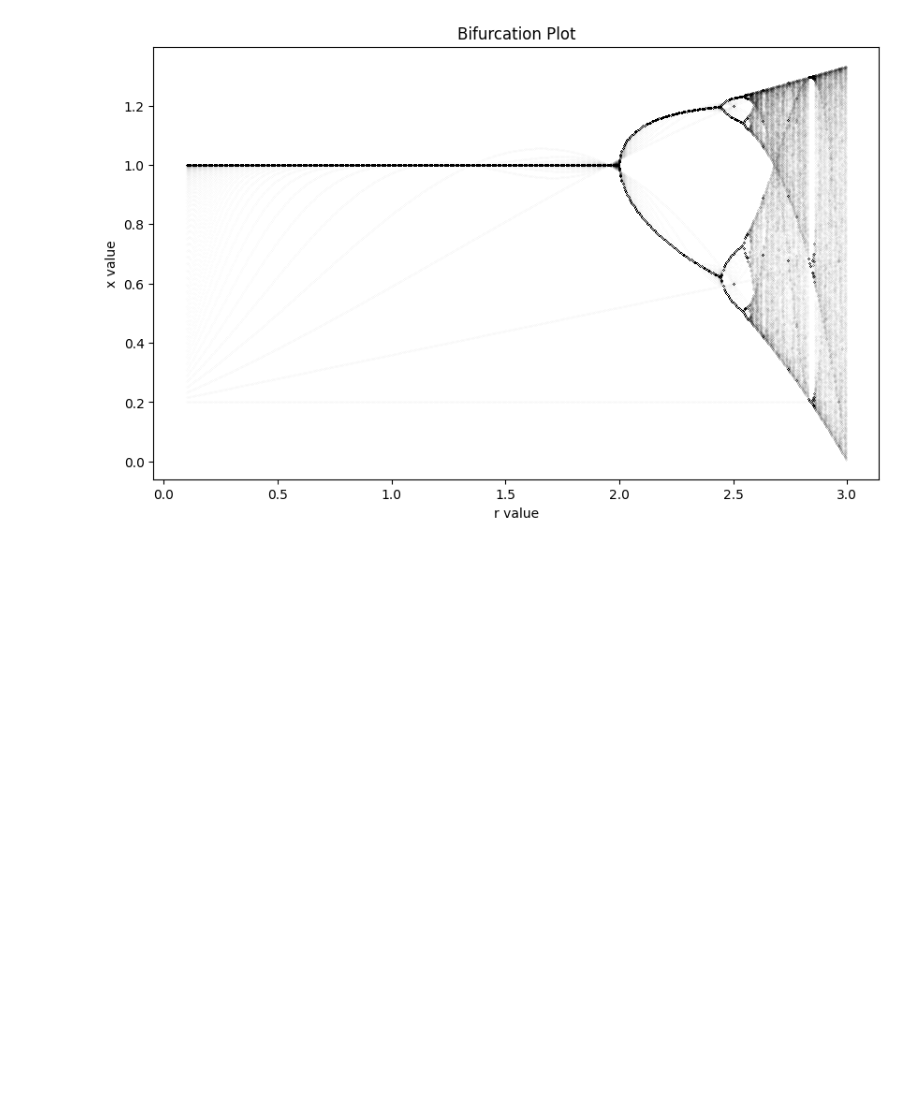
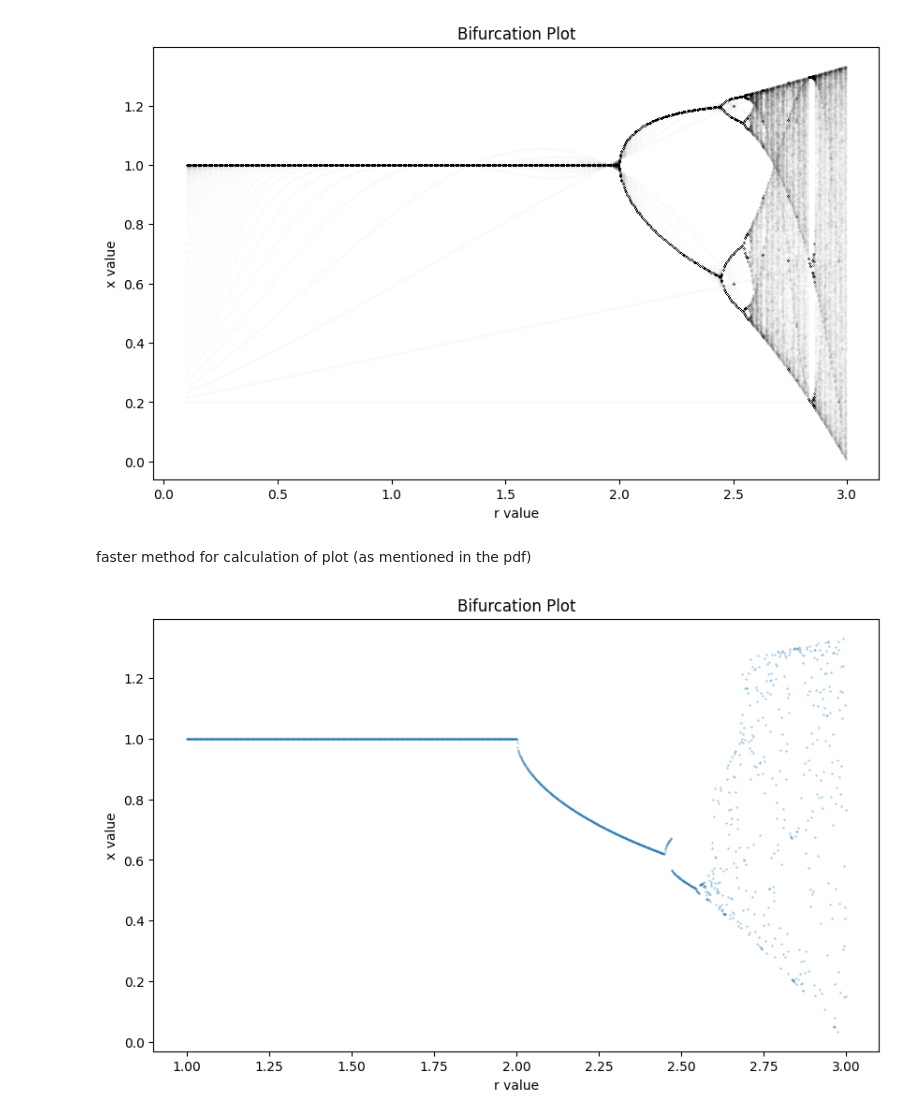
Before and after one commit to AtharvSuryawanshi/Computational-Physics, a Jupyter notebook: Suryawanshi_Atharv_HW1.ipynb, the cells around one changed output. Saved outputs shown, nothing was run; the diff lists cells and outputs as text; code cells hidden in the pictures; blank space fills up the shorter version.

```diff
--- a/Suryawanshi_Atharv_HW1.ipynb
+++ b/Suryawanshi_Atharv_HW1.ipynb
@@ -420,3 +420,20 @@ for i, r in enumerate(r_values):
 plt.show()
 # %% [output]
 [figure]
+# %% [markdown]
+faster method for calculation of plot (as mentioned in the pdf)
+# %%
+r_values = np.arange(1, 3, 0.001)
+x_values = np.ones_like(r_values)*0.5
+for i in range(1000):
+    x_values += r_values*x_values*(1-x_values)
+
+plt.figure(figsize=(10,6))
+plt.title("Bifurcation Plot")
+plt.xlabel("r value")
+plt.ylabel("x value")
+plt.ylabel
+plt.plot(r_values, x_values, alpha=1, marker='.', markersize = 0.5, lw = 0)
+plt.show()
+# %% [output]
+[figure, added]
```
